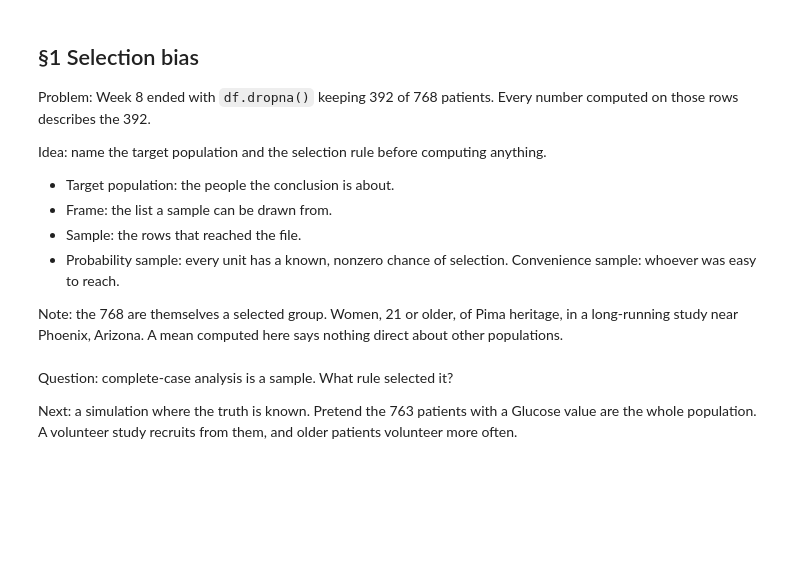
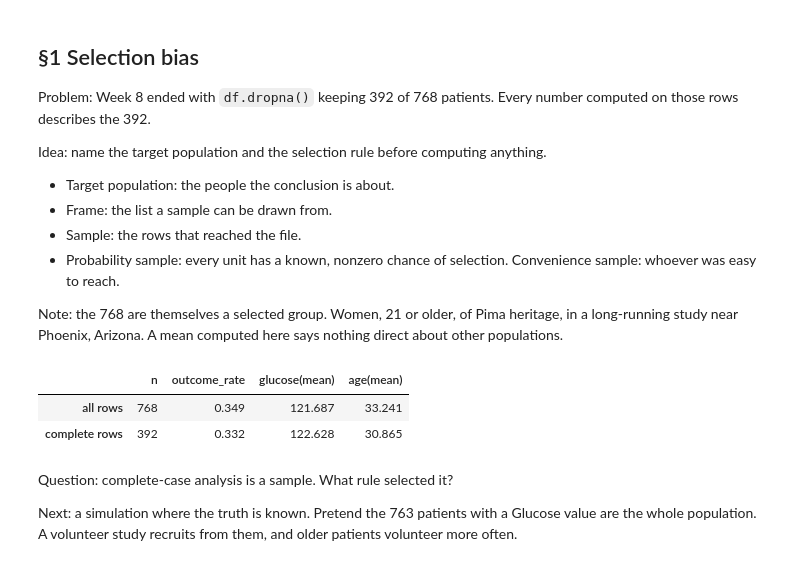
Before and after one commit to Hritvikk23/Quiz6, a Jupyter notebook: week09_sampling_inference.ipynb, the cells around one changed output. Cells and saved outputs as stored; diff of their text form; code cells hidden in the pictures; blank space fills up the shorter version.

```diff
--- a/week09_sampling_inference.ipynb
+++ b/week09_sampling_inference.ipynb
@@ -65,10 +65,29 @@ A mean computed here says nothing direct about other populations.
 # %%
 # Exercise 1.1
 # Task: write summary(d), returning a Series with n, outcome_rate, glucose (mean) and age (mean).
 #   Build a 2-row table: all rows of df, and the complete rows df.dropna().
 # Expected output: n 768 and 392. Outcome rate about 0.35 and 0.33.
 #   Mean age lower in the complete rows.
 # YOUR CODE HERE
+
+def summary(d):
+    s = pd.Series({
+        "n": len(d),
+        "outcome_rate": d["Outcome"].mean(),
+        "glucose(mean)": d["Glucose"].mean(),
+        "age(mean)": d["Age"].mean(),
+    })
+    return s
+table = pd.DataFrame(
+    [summary(df), summary(df.dropna())],
+    index = ["all rows", "complete rows"],
+)
+table["n"] = table["n"].astype(int)
+table.round(3)
+# %% [output]
+|  | n | outcome_rate | glucose(mean) | age(mean) |
+| all rows | 768 | 0.349 | 121.687 | 33.241 |
+| complete rows | 392 | 0.332 | 122.628 | 30.865 |
 # %% [markdown]
 Question: complete-case analysis is a sample. What rule selected it?
 
```
Also changed, not shown: parts of 10 cells of this notebook, 1 other file.
